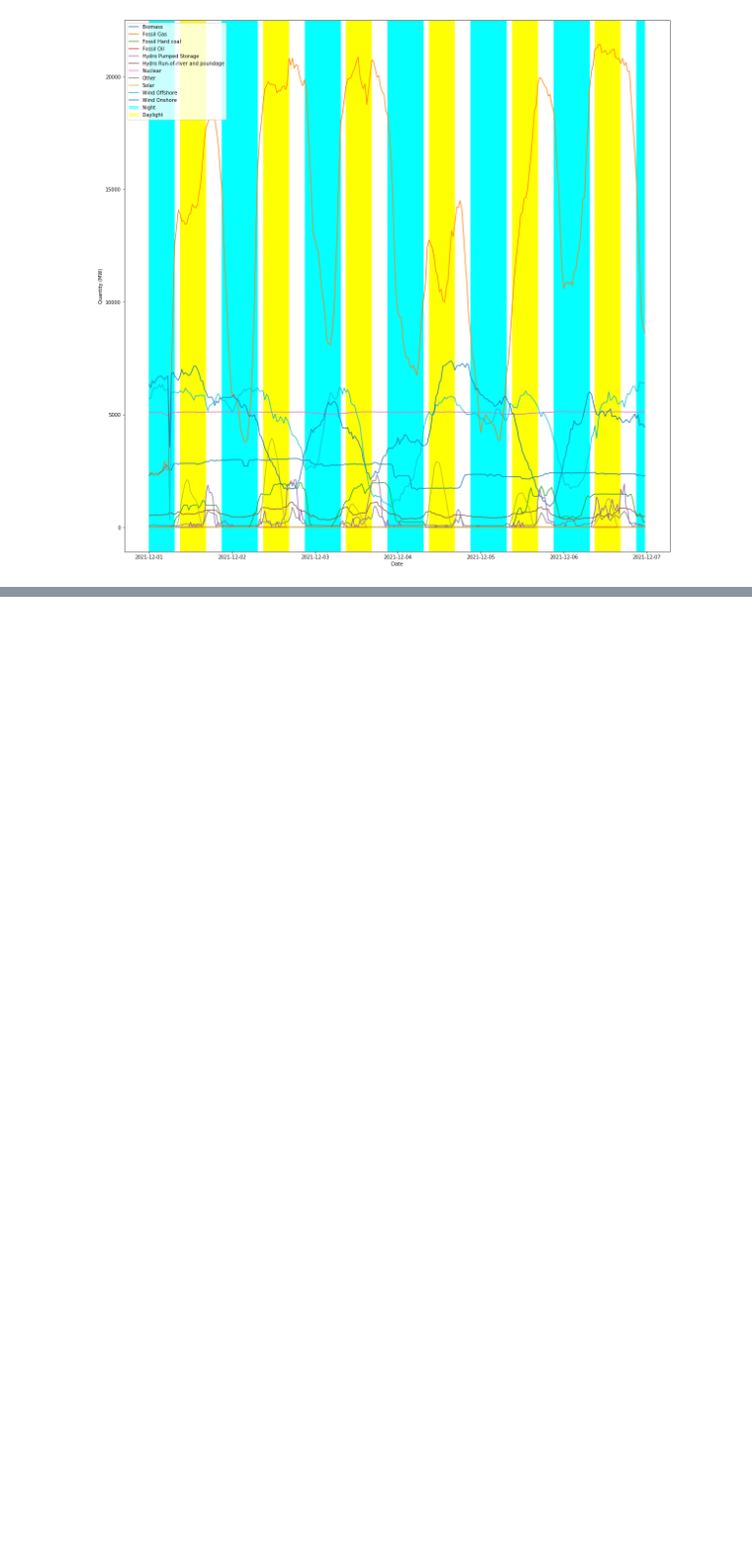
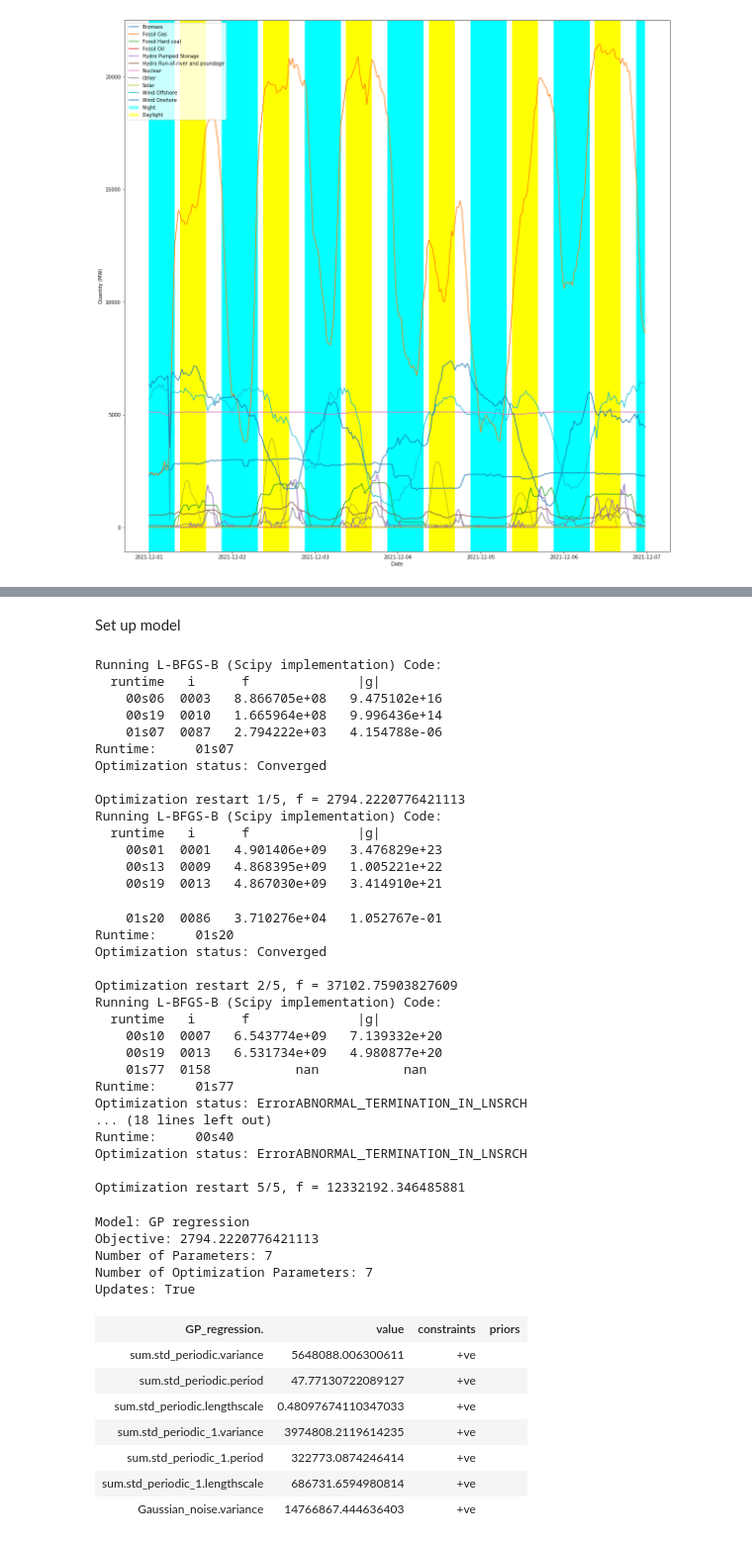
Before and after one commit to Cam-MLPW-MLMI-21-22/elexon-data-portal, a Jupyter notebook: elexon.ipynb, the cells around one changed output, grey strips where cells are left out. Shown at 99% size. Cells and saved outputs as stored; diff of their text form; code cells hidden in the pictures; blank space fills up the shorter version.

```diff
--- a/elexon.ipynb
+++ b/elexon.ipynb
@@ -157,0 +166,4 @@ fig.savefig('elexon_power_generation.jpeg', pad_inches=0.2, bbox_inches='tight')
+# %%
+def getPeriodSinceRef(timestamp, ref_date=datetime.date(2000,1,1)):
+    days = (timestamp.date() - ref_date).days
+    return (days * 48) + (2 * timestamp.hour) + (timestamp.minute // 30)
@@ -157,0 +172,2 @@ fig.savefig('elexon_power_generation.jpeg', pad_inches=0.2, bbox_inches='tight')
+# %% [markdown]
+Set up model
@@ -157,0 +193,49 @@ fig.savefig('elexon_power_generation.jpeg', pad_inches=0.2, bbox_inches='tight')
+# %%
+m = GPy.models.GPRegression(x,y,kernel)
+m.optimize_restarts(num_restarts = 5, messages=True)
+m
+# %% [output]
+Running L-BFGS-B (Scipy implementation) Code:
+  runtime   i      f              |g|
+    00s06  0003   8.866705e+08   9.475102e+16
+    00s19  0010   1.665964e+08   9.996436e+14
+    01s07  0087   2.794222e+03   4.154788e-06
+Runtime:     01s07
+Optimization status: Converged
+
+Optimization restart 1/5, f = 2794.2220776421113
+Running L-BFGS-B (Scipy implementation) Code:
+  runtime   i      f              |g|
+    00s01  0001   4.901406e+09   3.476829e+23
+    00s13  0009   4.868395e+09   1.005221e+22
+    00s19  0013   4.867030e+09   3.414910e+21
+    01s20  0086   3.710276e+04   1.052767e-01
+Runtime:     01s20
+Optimization status: Converged
+
+Optimization restart 2/5, f = 37102.75903827609
+Running L-BFGS-B (Scipy implementation) Code:
+  runtime   i      f              |g|
+    00s10  0007   6.543774e+09   7.139332e+20
+    00s19  0013   6.531734e+09   4.980877e+20
+    01s77  0158           nan           nan
+Runtime:     01s77
+Optimization status: ErrorABNORMAL_TERMINATION_IN_LNSRCH
+... (18 lines left out)
+Runtime:     00s40
+Optimization status: ErrorABNORMAL_TERMINATION_IN_LNSRCH
+
+Optimization restart 5/5, f = 12332192.346485881
+Model: GP regression
+Objective: 2794.2220776421113
+Number of Parameters: 7
+Number of Optimization Parameters: 7
+Updates: True
+| GP_regression. | value | constraints | priors |
+| sum.std_periodic.variance | 5648088.006300611 | +ve |  |
+| sum.std_periodic.period | 47.77130722089127 | +ve |  |
+| sum.std_periodic.lengthscale | 0.48097674110347033 | +ve |  |
+| sum.std_periodic_1.variance | 3974808.2119614235 | +ve |  |
+| sum.std_periodic_1.period | 322773.0874246414 | +ve |  |
+| sum.std_periodic_1.lengthscale | 686731.6594980814 | +ve |  |
+| Gaussian_noise.variance | 14766867.444636403 | +ve |  |
```
Also changed, not shown: parts of 8 cells of this notebook.
